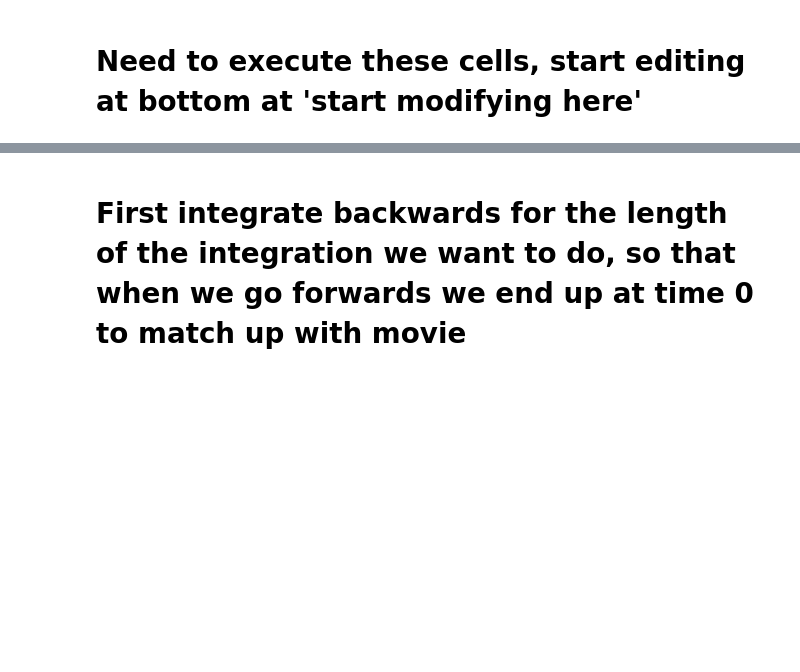
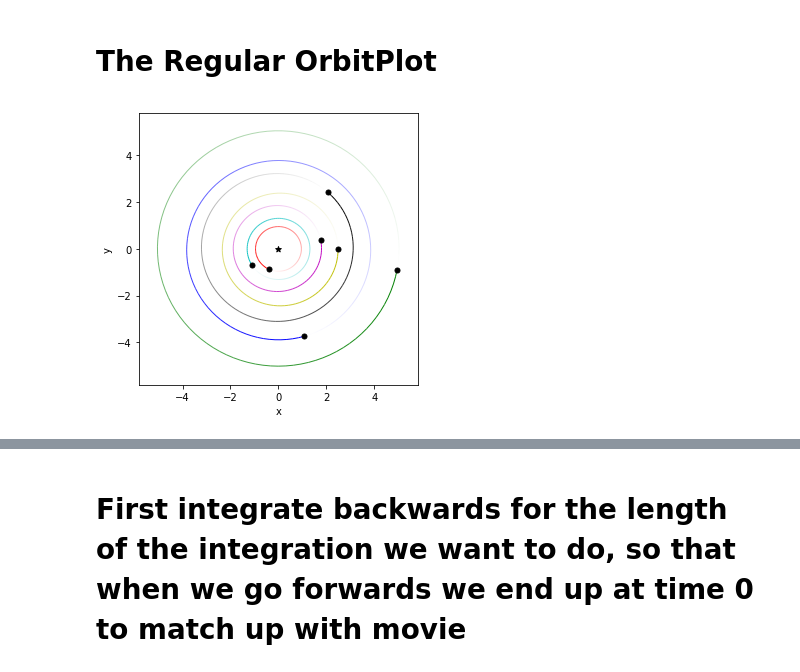
Before and after one commit to dtamayo/systemsounds, a Jupyter notebook: projects/trappistvoiceover.ipynb, the cells around one changed output, grey strips where cells are left out. Cells and saved outputs as stored; diff of their text form; code cells hidden in the pictures; blank space fills up the shorter version.

```diff
--- a/projects/trappistvoiceover.ipynb
+++ b/projects/trappistvoiceover.ipynb
@@ -1,5 +1,5 @@
-# %% [markdown]
-# Need to execute these cells, start editing at bottom at 'start modifying here'
+# %% [markdown]
+# The Regular OrbitPlot
 # %%
 import sys
 sys.path.append('../')
@@ -149,0 +13,4 @@ def OrbitPlotOneSlice(sim, ax, lim=None, limz=None, Narc=100, color=False, peria
+# %%
+fig = rebound.OrbitPlot(sim, color=True)
+# %% [output]
+[figure, added]
```
Also changed, not shown: parts of 15 cells of this notebook.
